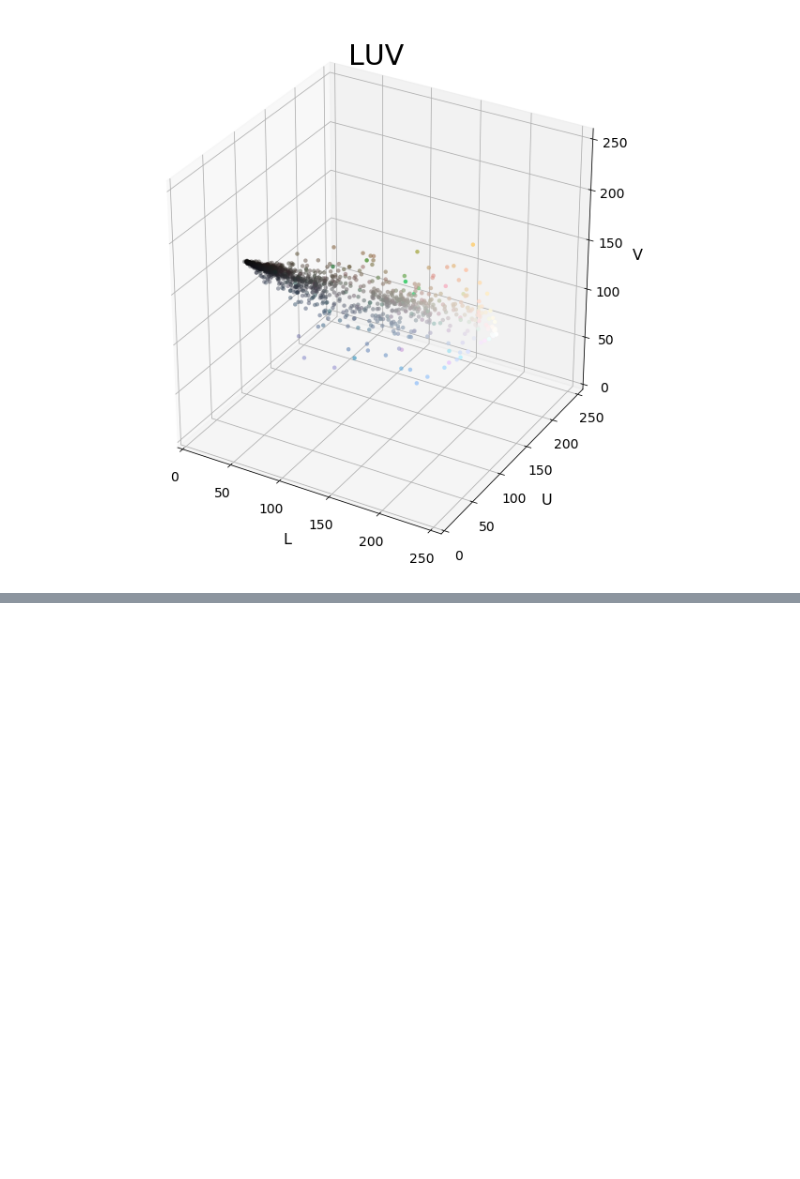
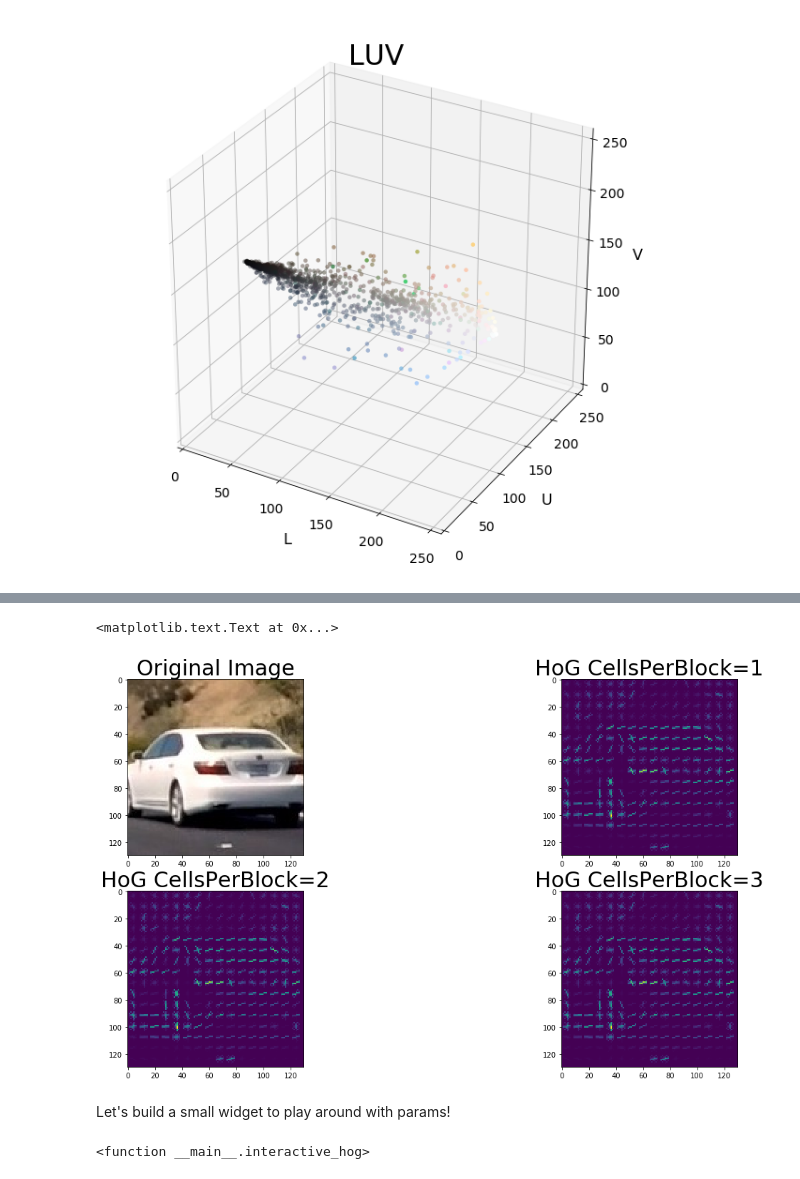
Before and after one commit to vburca/SDC-ND, a Jupyter notebook: labs/vehicle-detection/Vehicle-Detection.ipynb, the cells around one changed output, grey strips where cells are left out. Drawn from its saved outputs; the diff is of its cells as text; code cells hidden in the pictures; blank space fills up the shorter version.

```diff
--- a/labs/vehicle-detection/Vehicle-Detection.ipynb
+++ b/labs/vehicle-detection/Vehicle-Detection.ipynb
@@ -102,0 +111,43 @@ print(feature_vec.shape)
+# %%
+def get_hog_features(img, orient, pix_per_cell, cell_per_block, vis=False, feature_vec=True, transform_sqrt=False):
+    if vis == True:
+        features, hog_image = hog(img, orientations=orient, \
+            pixels_per_cell=(pix_per_cell, pix_per_cell), \
+            cells_per_block=(cell_per_block, cell_per_block), \
+            visualise=True,
+            feature_vector=feature_vec,
+            transform_sqrt=transform_sqrt,
+            block_norm='L2-Hys')
+        return features, hog_image
+    else:
+        features = hog(img, orientations=orient, \
+            pixels_per_cell=(pix_per_cell, pix_per_cell), \
+            cells_per_block=(cell_per_block, cell_per_block), \
+            visualise=False,
+            feature_vector=feature_vec,
+            transform_sqrt=transform_sqrt,
+            block_norm='L2-Hys')
+        return features
+# %%
+image = mpimg.imread('images/car1.jpg')
+gray = cv2.cvtColor(image, cv2.COLOR_RGB2GRAY)
+
+_, hog_img1 = get_hog_features(gray, 9, 8, 3, vis=True)
+_, hog_img2 = get_hog_features(gray, 9, 8, 3, vis=True)
+_, hog_img3 = get_hog_features(gray, 9, 8, 3, vis=True)
+
+f, ((ax1, ax2), (ax3, ax4)) = plt.subplots(2, 2, figsize=(20, 10))
+
+ax1.imshow(image)
+ax1.set_title('Original Image', fontsize=30)
+ax2.imshow(hog_img1)
+ax2.set_title('HoG CellsPerBlock=1', fontsize=30)
+ax3.imshow(hog_img2)
+ax3.set_title('HoG CellsPerBlock=2', fontsize=30)
+ax4.imshow(hog_img3)
+ax4.set_title('HoG CellsPerBlock=3', fontsize=30)
+# %% [output]
+<matplotlib.text.Text at 0x...>
+[figure, added]
+# %% [markdown]
+Let's build a small widget to play around with params!
@@ -102,0 +158,16 @@ print(feature_vec.shape)
+# %%
+image = mpimg.imread('images/car1.jpg')
+gray = cv2.cvtColor(image, cv2.COLOR_RGB2GRAY)
+
+
+def interactive_hog(orient, pix_per_cell, cell_per_block, transform_sqrt):
+    _, hog_img = get_hog_features(gray, orient, pix_per_cell, cell_per_block, \
+                                  vis=True, transform_sqrt=transform_sqrt)
+
+    plt.figure(figsize=(10, 10))
+    plt.imshow(hog_img)
+    plt.show()
+
+interact(interactive_hog, orient=(1, 20), pix_per_cell=(2, 15), cell_per_block=(1, 15), transform_sqrt=False)
+# %% [output]
+<function __main__.interactive_hog>
```
Also changed, not shown: parts of 3 cells of this notebook.
